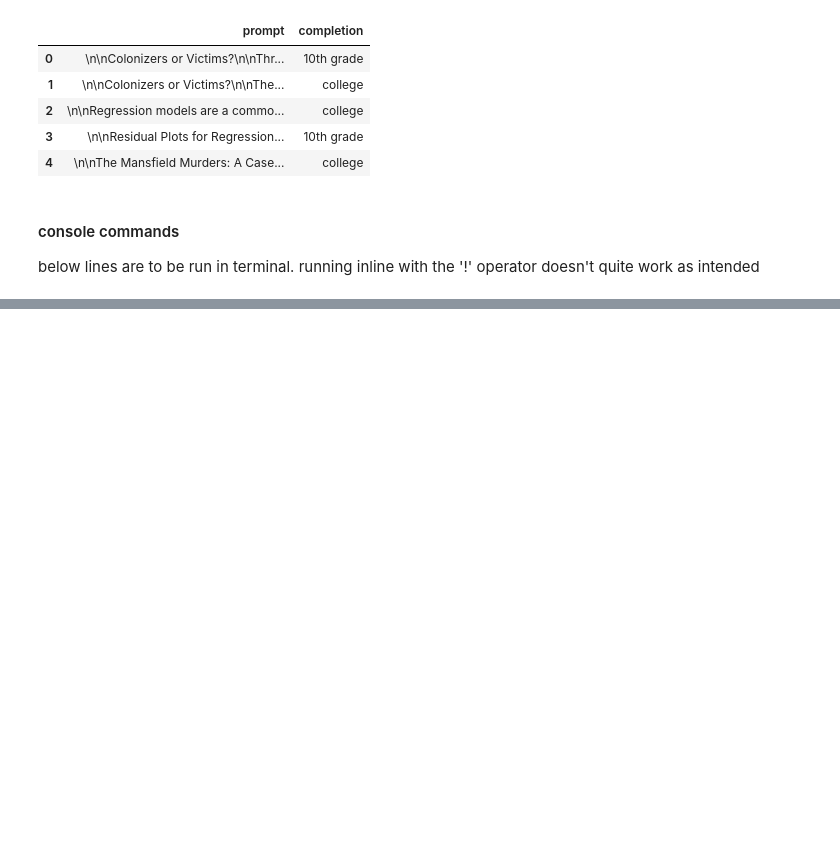
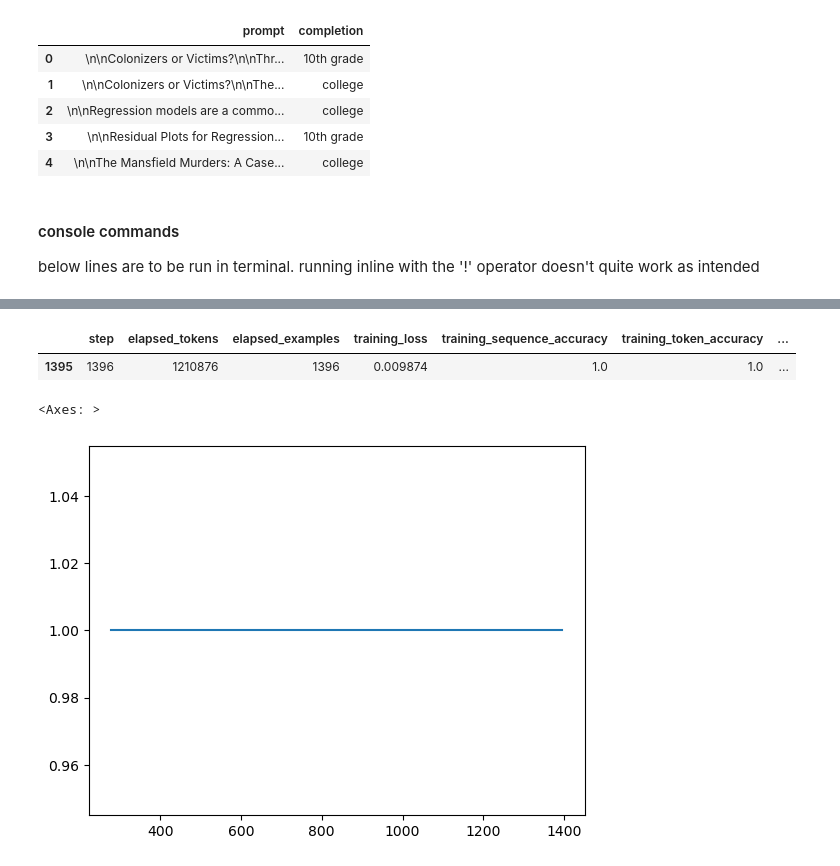
Before and after one commit to aaronomics/grad, a Jupyter notebook: model.ipynb, the cells around one changed output, grey strips where cells are left out. Saved outputs shown, nothing was run; the diff lists cells and outputs as text; code cells hidden in the pictures; blank space fills up the shorter version.

Commit message:
models models models

```diff
--- a/model.ipynb
+++ b/model.ipynb
@@ -67,0 +313,14 @@ print(test)
+# %%
+results = pd.read_csv('ai_result.csv')
+
+ft_model = "ada:ft-personal-2023-03-17-19-05-55"
+# %%
+results[results['classification/accuracy'].notnull()].tail(1)
+# %% [output]
+|  | step | elapsed_tokens | elapsed_examples | training_loss | training_sequence_accuracy | training_token_accuracy | ... |
+| 1395 | 1396 | 1210876 | 1396 | 0.009874 | 1.0 | 1.0 | ... |
+# %%
+results[results['classification/accuracy'].notnull()]['classification/accuracy'].plot()
+# %% [output]
+<Axes: >
+[figure, added]
```
Also changed, not shown: parts of 34 cells of this notebook, 37 other files.
